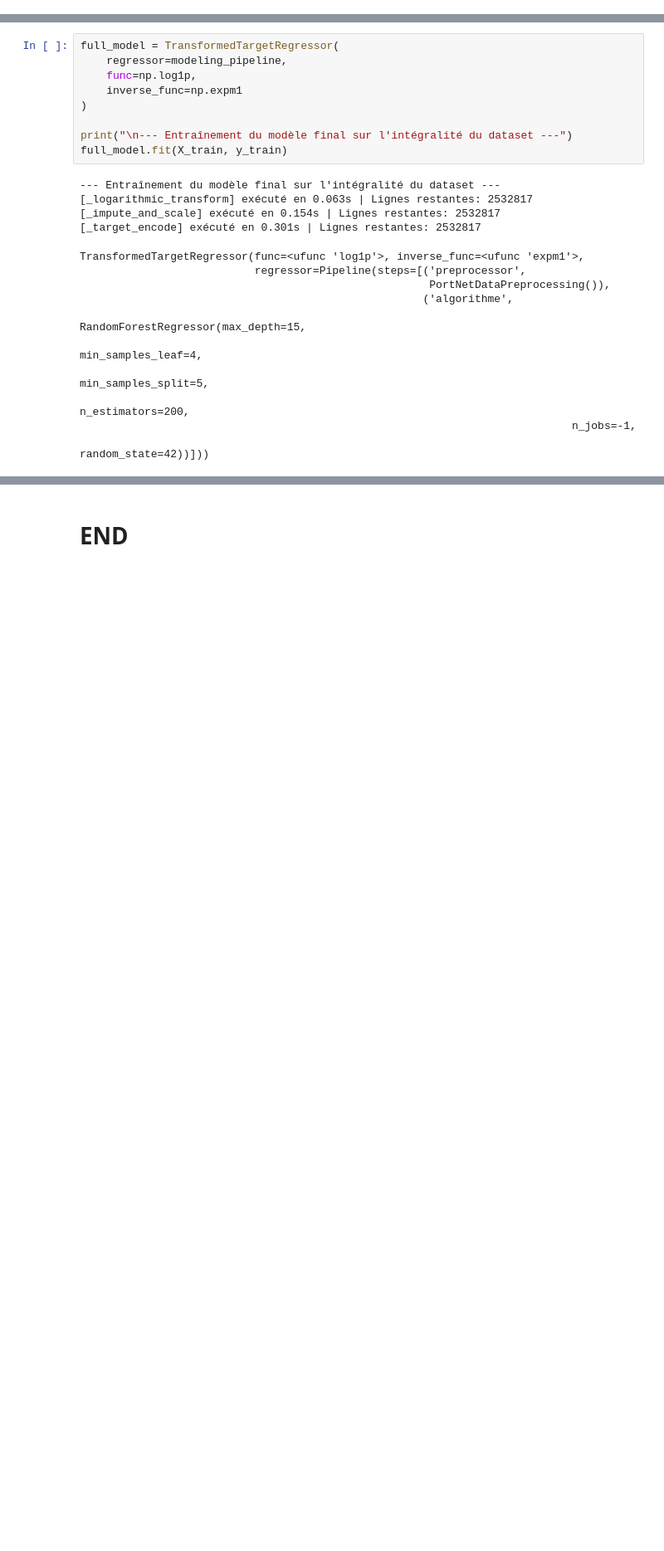
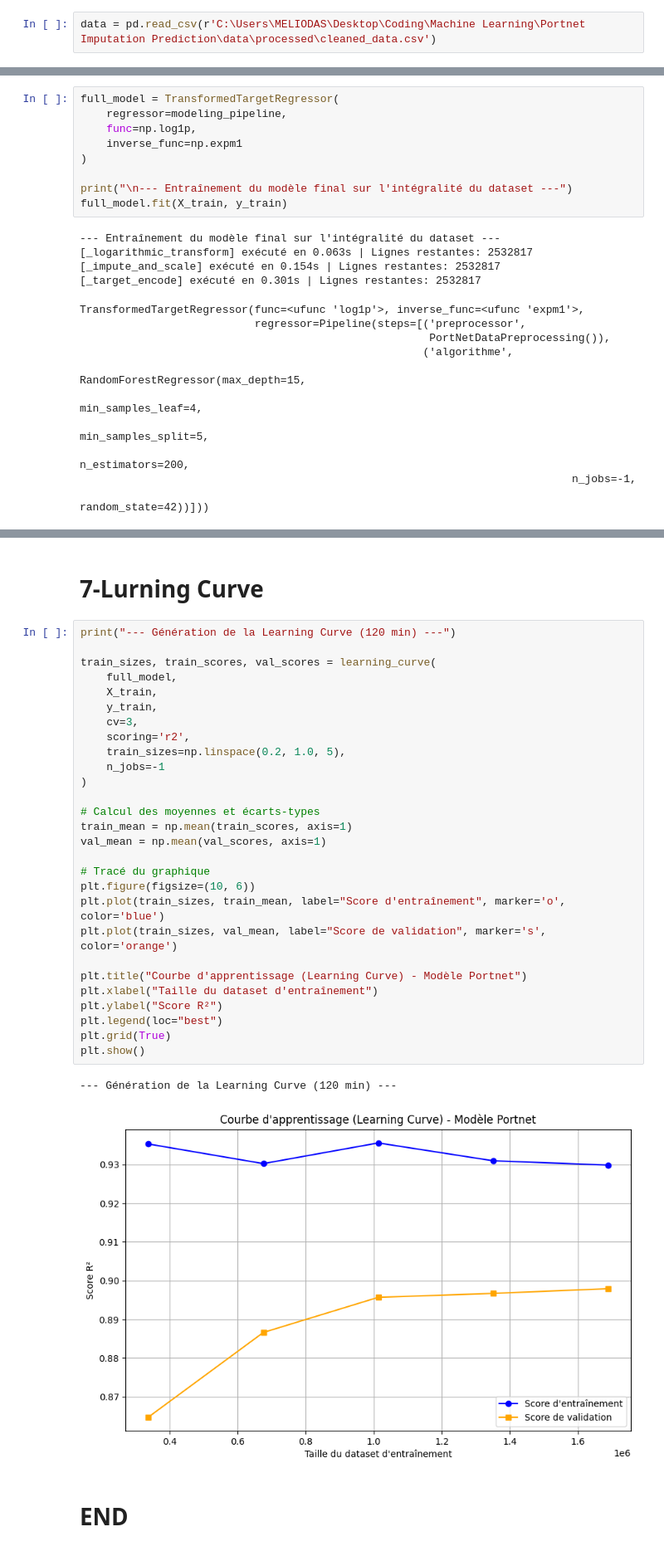
Before and after one commit to BadrKandri/PortNet-Predictive-Modeling, a Jupyter notebook: notebooks/03_modeling.ipynb, the cells around one changed output, grey strips where cells are left out. Shown at 83% size. Cells and saved outputs as stored; diff of their text form; blank space fills up the shorter version.

```diff
--- a/notebooks/03_modeling.ipynb
+++ b/notebooks/03_modeling.ipynb
@@ -45,3 +33,5 @@ data.describe()
+# %%
+data = pd.read_csv(r'C:\Users\MELIODAS\Desktop\Coding\Machine Learning\Portnet Imputation Prediction\data\processed\cleaned_data.csv')
 # %%
 X = data.drop(columns=['QTE_IMPUTE'])
 y = data['QTE_IMPUTE']
@@ -265,2 +336,35 @@ modèle sauvegardés avec succès sur Hugging Face !
+# %% [markdown]
+# 7-Lurning Curve
+# %%
+print("--- Génération de la Learning Curve (120 min) ---")
+
+train_sizes, train_scores, val_scores = learning_curve(
+    full_model,
+    X_train,
+    y_train,
+    cv=3,
+    scoring='r2',
+    train_sizes=np.linspace(0.2, 1.0, 5),
+    n_jobs=-1
+)
+
+# Calcul des moyennes et écarts-types
+train_mean = np.mean(train_scores, axis=1)
+val_mean = np.mean(val_scores, axis=1)
+
+# Tracé du graphique
+plt.figure(figsize=(10, 6))
+plt.plot(train_sizes, train_mean, label="Score d'entraînement", marker='o', color='blue')
+plt.plot(train_sizes, val_mean, label="Score de validation", marker='s', color='orange')
+
+plt.title("Courbe d'apprentissage (Learning Curve) - Modèle Portnet")
+plt.xlabel("Taille du dataset d'entraînement")
+plt.ylabel("Score R²")
+plt.legend(loc="best")
+plt.grid(True)
+plt.show()
+# %% [output]
+--- Génération de la Learning Curve (120 min) ---
+[figure, added]
 # %% [markdown]
 # END
```
Also changed, not shown: parts of 22 cells of this notebook.
